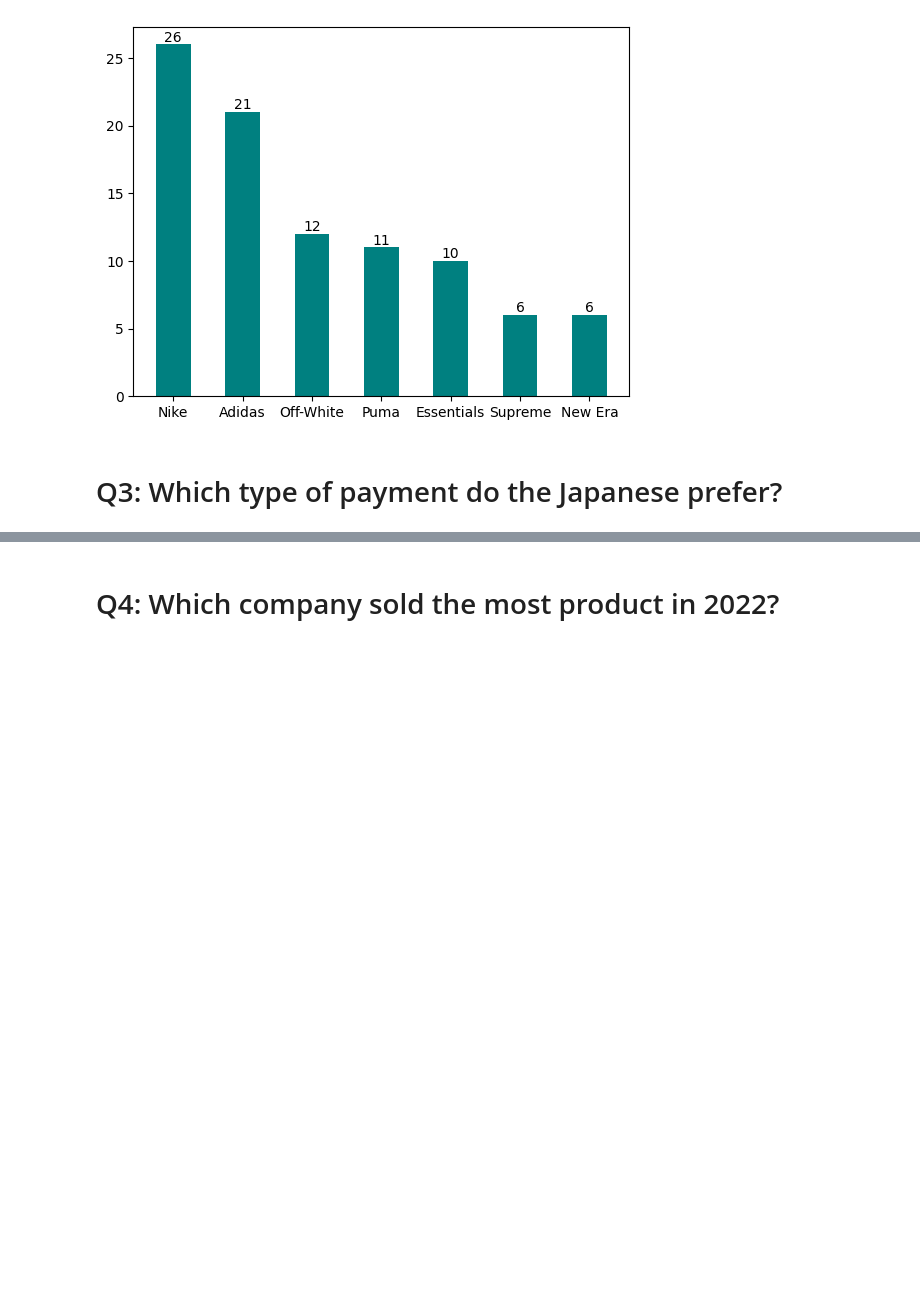
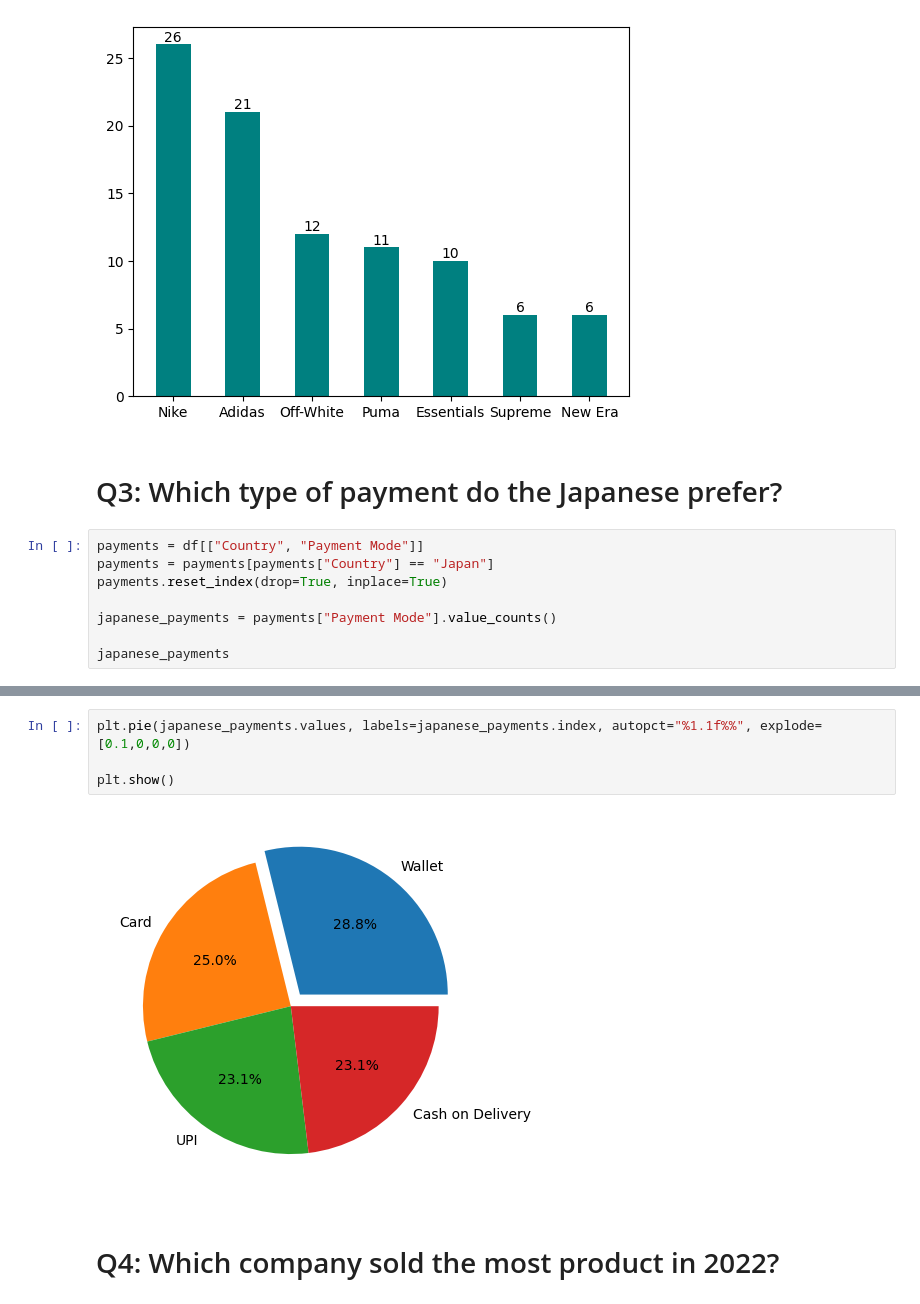
Before and after one commit to kalebcwag/Sneakers-and-Streetwears-Sales-Analytics, a Jupyter notebook: notebook.ipynb, the cells around one changed output, grey strips where cells are left out. Drawn from its saved outputs; the diff is of its cells as text; blank space fills up the shorter version.

```diff
--- a/notebook.ipynb
+++ b/notebook.ipynb
@@ -138,3 +148,11 @@ plt.show()
 [figure]
 # %% [markdown]
 # Q3: Which type of payment do the Japanese prefer?
+# %%
+payments = df[["Country", "Payment Mode"]]
+payments = payments[payments["Country"] == "Japan"]
+payments.reset_index(drop=True, inplace=True)
+
+japanese_payments = payments["Payment Mode"].value_counts()
+
+japanese_payments
@@ -141,2 +167,8 @@ plt.show()
+# %%
+plt.pie(japanese_payments.values, labels=japanese_payments.index, autopct="%1.1f%%", explode=[0.1,0,0,0])
+
+plt.show()
+# %% [output]
+[figure, added]
 # %% [markdown]
 # Q4: Which company sold the most product in 2022?
```
Also changed, not shown: parts of 6 cells of this notebook.
